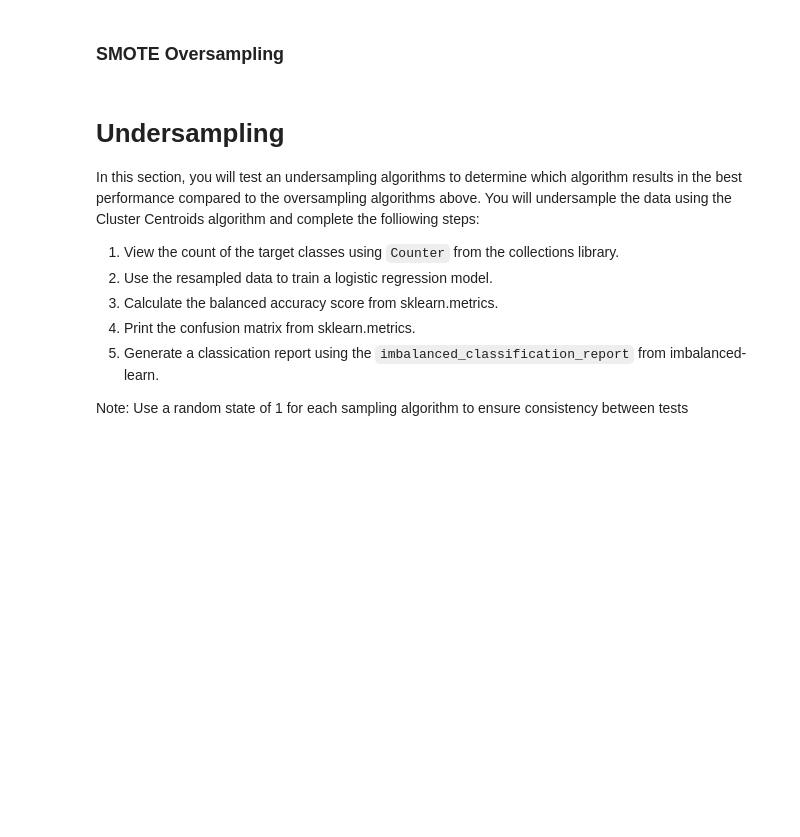
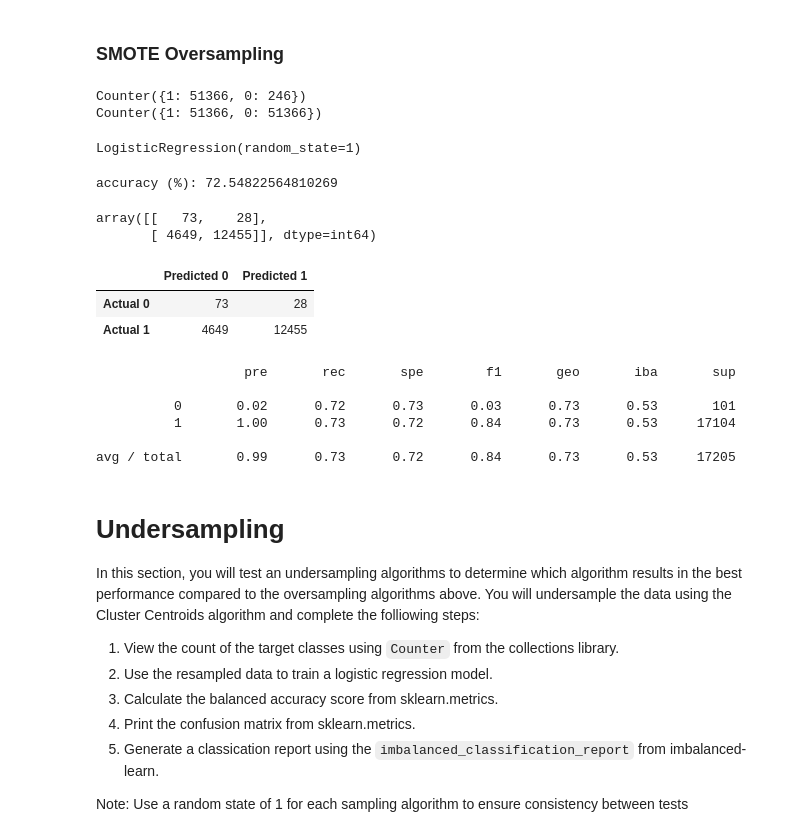
Before and after one commit to Andrew-Carlson/Credit_Risk_Analysis, a Jupyter notebook: credit_risk_resampling.ipynb, the cells around one changed output. Saved outputs shown, nothing was run; the diff lists cells and outputs as text; code cells hidden in the pictures; blank space fills up the shorter version.

Commit message:
Logistic regression done with over- and undersampling

```diff
--- a/credit_risk_resampling.ipynb
+++ b/credit_risk_resampling.ipynb
@@ -253,3 +250,17 @@ avg / total       0.99      0.73      0.71      0.84      0.72      0.52     172
+# %%
+# Resample the training data with SMOTE
+from imblearn.over_sampling import SMOTE
+smote = SMOTE(random_state = 1)
+X_resampled, y_resampled = smote.fit_resample(X_train, y_train)
+print(Counter(y_train))
+print(Counter(y_resampled))
+# %% [output]
+Counter({1: 51366, 0: 246})
+Counter({1: 51366, 0: 51366})
 # %%
 # Train the Logistic Regression model using the resampled data
-# YOUR CODE HERE
+model = LogisticRegression(solver='lbfgs', random_state=1)
+# fit the logreg model to the resampled training data
+model.fit(X_resampled, y_resampled)
+# %% [output]
+LogisticRegression(random_state=1)
@@ -259,9 +267,37 @@ avg / total       0.99      0.73      0.71      0.84      0.72      0.52     172
+# %%
+# Calculated the balanced accuracy score
+# make prediction using y_test data
+y_pred = model.predict(X_test)
+accuracy = balanced_accuracy_score(y_test, y_pred)
+print(f"accuracy (%): {accuracy*100}")
+# %% [output]
+accuracy (%): 72.54822564810269
 # %%
 # Display the confusion matrix
-# YOUR CODE HERE
+cm = confusion_matrix(y_test, y_pred)
+cm
+# %% [output]
+array([[   73,    28],
+       [ 4649, 12455]], dtype=int64)
+# %%
+#convert to dataframe
+cm_df = pd.DataFrame(cm, index=["Actual 0", "Actual 1"], columns=["Predicted 0", "Predicted 1"])
+cm_df
+# %% [output]
+|  | Predicted 0 | Predicted 1 |
+| Actual 0 | 73 | 28 |
+| Actual 1 | 4649 | 12455 |
 # %%
 # Print the imbalanced classification report
-# YOUR CODE HERE
+classification_report = classification_report_imbalanced(y_test, y_pred)
+print(classification_report)
+# %% [output]
+                   pre       rec       spe        f1       geo       iba       sup
+
+          0       0.02      0.72      0.73      0.03      0.73      0.53       101
+          1       1.00      0.73      0.72      0.84      0.73      0.53     17104
+
+avg / total       0.99      0.73      0.72      0.84      0.73      0.53     17205
 # %% [markdown]
 # Undersampling
 
```
Also changed, not shown: parts of 18 cells of this notebook.
